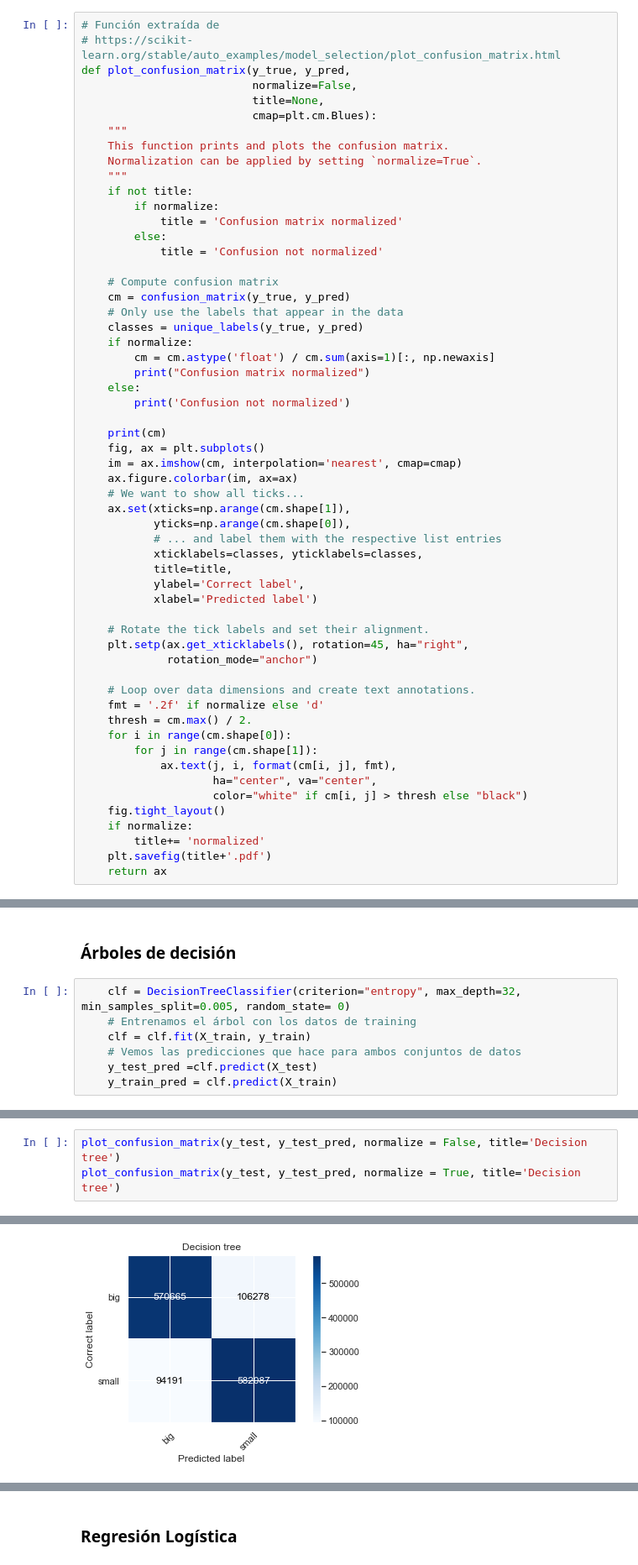
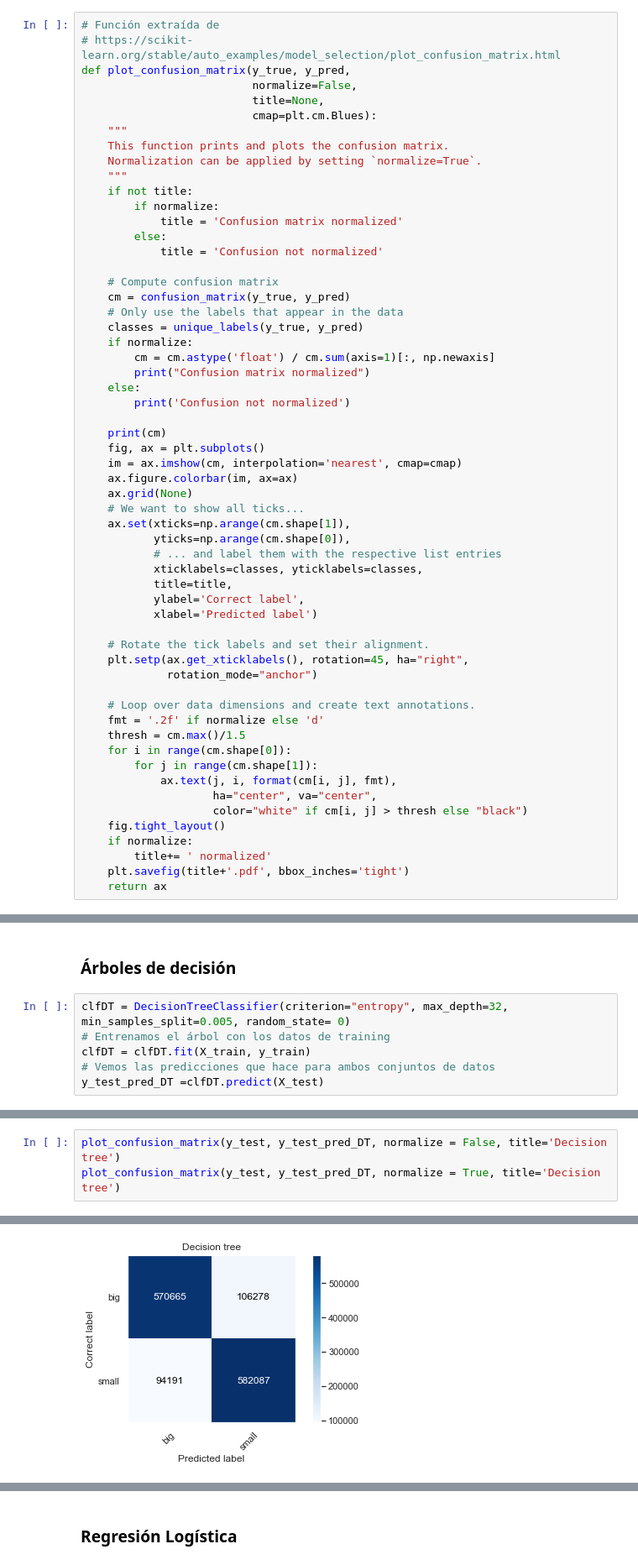
Before and after one commit to Jorgitou98/BooleanFunctions, a Jupyter notebook: NB/modelsML.ipynb, the cells around one changed output, grey strips where cells are left out. Shown at 84% size. Saved outputs shown, nothing was run; the diff lists cells and outputs as text.

```diff
--- a/NB/modelsML.ipynb
+++ b/NB/modelsML.ipynb
@@ -144,6 +144,7 @@ def plot_confusion_matrix(y_true, y_pred,
     fig, ax = plt.subplots()
     im = ax.imshow(cm, interpolation='nearest', cmap=cmap)
     ax.figure.colorbar(im, ax=ax)
+    ax.grid(None)
     # We want to show all ticks...
     ax.set(xticks=np.arange(cm.shape[1]),
            yticks=np.arange(cm.shape[0]),
@@ -159,7 +160,7 @@ def plot_confusion_matrix(y_true, y_pred,
 
     # Loop over data dimensions and create text annotations.
     fmt = '.2f' if normalize else 'd'
-    thresh = cm.max() / 2.
+    thresh = cm.max()/1.5
     for i in range(cm.shape[0]):
         for j in range(cm.shape[1]):
             ax.text(j, i, format(cm[i, j], fmt),
@@ -167,7 +168,7 @@ def plot_confusion_matrix(y_true, y_pred,
                     color="white" if cm[i, j] > thresh else "black")
     fig.tight_layout()
     if normalize:
-        title+= 'normalized'
-    plt.savefig(title+'.pdf')
+        title+= ' normalized'
+    plt.savefig(title+'.pdf', bbox_inches='tight')
     return ax
 # %%
@@ -231,10 +232,9 @@ for i in range(0,200,20):
 # %% [markdown]
 ### Árboles de decisión
 # %%
-    clf = DecisionTreeClassifier(criterion="entropy", max_depth=32, min_samples_split=0.005, random_state= 0)
-    # Entrenamos el árbol con los datos de training
-    clf = clf.fit(X_train, y_train)
-    # Vemos las predicciones que hace para ambos conjuntos de datos
-    y_test_pred =clf.predict(X_test)
-    y_train_pred = clf.predict(X_train)
+clfDT = DecisionTreeClassifier(criterion="entropy", max_depth=32, min_samples_split=0.005, random_state= 0)
+# Entrenamos el árbol con los datos de training
+clfDT = clfDT.fit(X_train, y_train)
+# Vemos las predicciones que hace para ambos conjuntos de datos
+y_test_pred_DT =clfDT.predict(X_test)
 # %%
@@ -257,14 +257,14 @@ graph
 # %% [output]
 [drawing not drawn]
 # %%
-plot_confusion_matrix(y_test, y_test_pred, normalize = False, title='Decision tree')
-plot_confusion_matrix(y_test, y_test_pred, normalize = True, title='Decision tree')
+plot_confusion_matrix(y_test, y_test_pred_DT, normalize = False, title='Decision tree')
+plot_confusion_matrix(y_test, y_test_pred_DT, normalize = True, title='Decision tree')
 # %% [output]
 Confusion not normalized
 [[570665 106278]
  [ 94191 582087]]
 Confusion matrix normalized
 [[0.84300303 0.15699697]
  [0.13927852 0.86072148]]
 <AxesSubplot:title={'center':'Decision tree'}, xlabel='Predicted label', ylabel='Correct label'>
-[figure, old version]
+[figure, new version]
```
Also changed, not shown: parts of 11 cells of this notebook, 1 other file.
